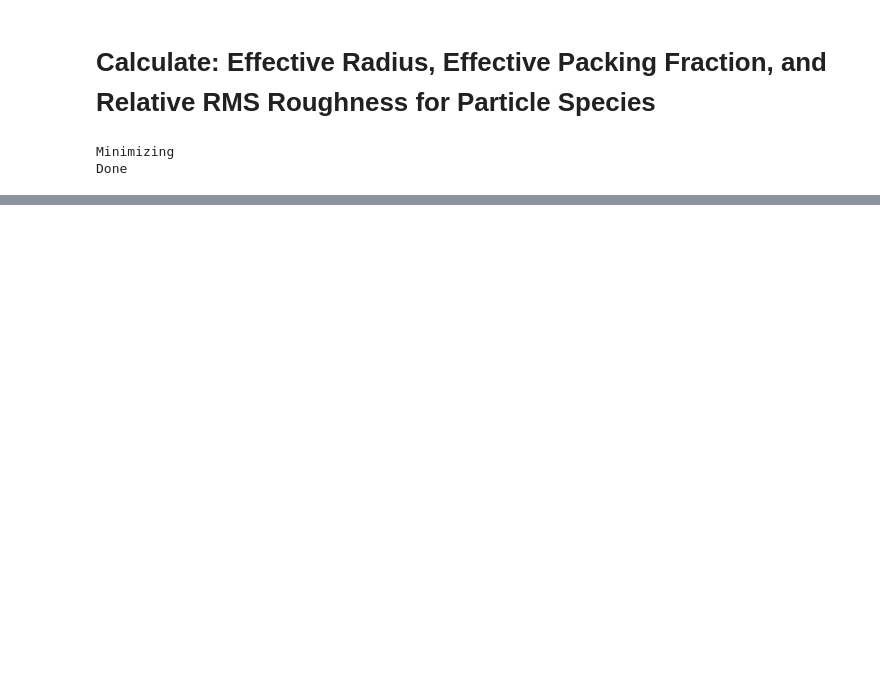
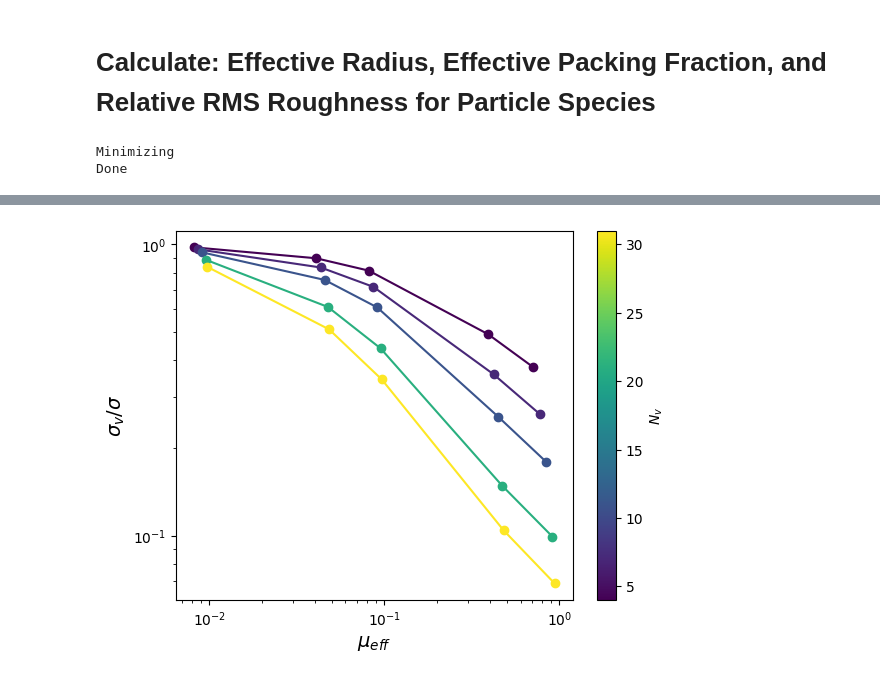
Before and after one commit to mmccraw98/notebooks-fall-25, a Jupyter notebook: 10/effective-diameter/analyze.ipynb, the cells around one changed output, grey strips where cells are left out. Saved outputs shown, nothing was run; the diff lists cells and outputs as text; code cells hidden in the pictures; blank space fills up the shorter version.

```diff
--- a/10/effective-diameter/analyze.ipynb
+++ b/10/effective-diameter/analyze.ipynb
@@ -58,6 +58,8 @@ effective_geometry_data = {
     'outer_sigma_large': [],
     'mu_eff': [],
     'nv': [],
+    'sigma_v_ratio_small': [],
+    'sigma_v_ratio_large': []
 }
 for sid in range(rb.n_systems()):
     # small particles
@@ -72,6 +74,7 @@ for sid in range(rb.n_systems()):
     relative_rms_roughness_small = 2 * np.sqrt(np.mean((profile - sigma_eff_small / 2) ** 2)) / sigma_eff_small
     outer_sigma_small = 2 * rad
     N_small = np.sum(rb.rad[rb.system_offset[sid]:rb.system_offset[sid + 1]] == rad)
+    sigma_v_ratio_small = rb.vertex_rad[rb.vertex_system_offset[sid]] / rad
 
     # large particles
     vpos = rb.vertex_pos[rb.vertex_particle_id == rb.system_offset[sid + 1] - 1]
@@ -85,6 +88,7 @@ for sid in range(rb.n_systems()):
     relative_rms_roughness_large = 2 * np.sqrt(np.mean((profile - sigma_eff_large / 2) ** 2)) / sigma_eff_large
     outer_sigma_large = 2 * rad
     N_large = np.sum(rb.rad[rb.system_offset[sid]:rb.system_offset[sid + 1]] == rad)
+    sigma_v_ratio_large= rb.vertex_rad[rb.vertex_system_offset[sid]] / rad
 
     # effective packing fraction
     box_area = np.prod(rb.box_size[sid])
@@ -103,6 +107,8 @@ for sid in range(rb.n_systems()):
     effective_geometry_data['outer_sigma_large'].append(outer_sigma_large)
     effective_geometry_data['mu_eff'].append(rb.mu_eff[rb.system_offset[sid]])
     effective_geometry_data['nv'].append(rb.n_vertices_per_particle[rb.system_offset[sid]])
+    effective_geometry_data['sigma_v_ratio_small'].append(sigma_v_ratio_small)
+    effective_geometry_data['sigma_v_ratio_large'].append(sigma_v_ratio_large)
 
 effective_geometry_data = pd.DataFrame(effective_geometry_data)
 # %%
@@ -126,0 +135,18 @@ plt.savefig('relative-rms-roughness.png', dpi=600)
+# %%
+nv_norm = plt.Normalize(vmin=effective_geometry_data.nv.min(), vmax=effective_geometry_data.nv.max())
+cmap = plt.cm.viridis
+
+for nv in effective_geometry_data.nv.unique():
+    mask = (effective_geometry_data.nv == nv)
+    df = effective_geometry_data[mask]
+    plt.plot(df.mu_eff, df.sigma_v_ratio_small, c=cmap(nv_norm(nv)), marker='o')
+plt.xscale('log')
+plt.yscale('log')
+plt.xlabel(r'$\mu_{eff}$', fontsize=14)
+plt.ylabel(r'$\sigma_v/\sigma$', fontsize=14)
+sm = plt.cm.ScalarMappable(norm=nv_norm, cmap=cmap)
+sm.set_array(effective_geometry_data.nv.unique().tolist())
+cbar = plt.colorbar(sm, ax=plt.gca(), label=r'$N_v$')
+plt.savefig('sigma_v_ratio.png', dpi=600)
+# %% [output]
+[figure, added]
```
Also changed, not shown: parts of 1 cell of this notebook, 9 other files.
